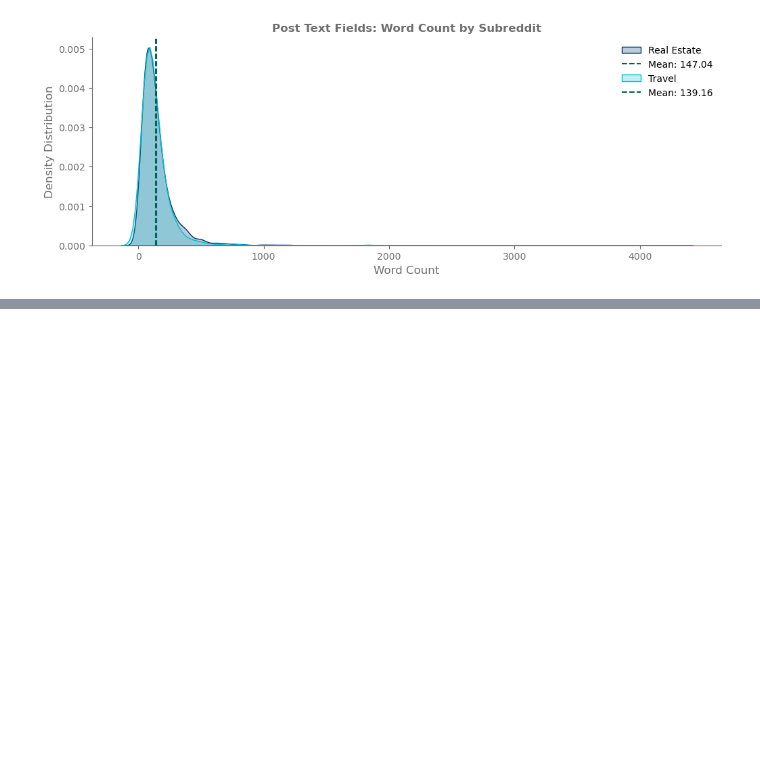
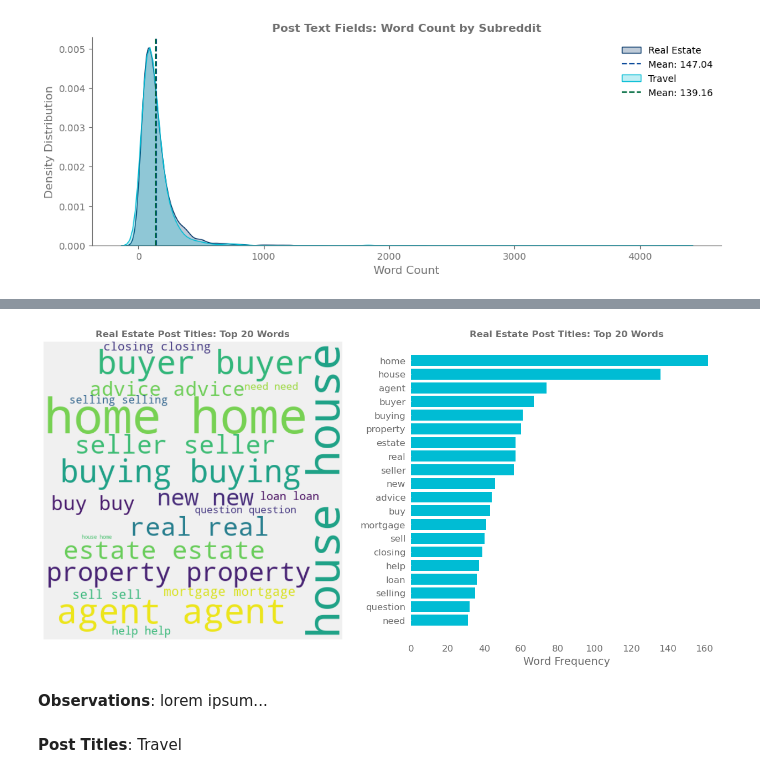
Before and after one commit to fuegoulloa/reddit-NLP-classification, a Jupyter notebook: code/02_EDA_and_Visualizations.ipynb, the cells around one changed output, grey strips where cells are left out. Cells and saved outputs as stored; diff of their text form; code cells hidden in the pictures; blank space fills up the shorter version.

```diff
--- a/code/02_EDA_and_Visualizations.ipynb
+++ b/code/02_EDA_and_Visualizations.ipynb
@@ -336,0 +398,14 @@ plot_density(col = 'post_text_wc',
+# %%
+# instantiate countvectorizer for real estate titles
+cvec1 = CountVectorizer(stop_words = 'english')
+
+# fit and transform titles, then store
+# real estate posts have a topic designation of 0
+titles1 = cvec1.fit_transform(reddit[reddit['topic'] == 0]['post_title'])
+# %%
+# create DF of tokenized words
+titles_re = pd.DataFrame(titles1.todense(), columns = cvec1.get_feature_names_out())
+
+# check dimensions and first two rows
+print(titles_re.shape)
+titles_re.head(2)
@@ -336,0 +420,4 @@ plot_density(col = 'post_text_wc',
+# %%
+# count words and sort in descending order, store to a variable
+words1 = titles_re.sum().sort_values(ascending = False).head(20)
+words1
@@ -336,0 +442,9 @@ plot_density(col = 'post_text_wc',
+# %%
+# plot words
+word_plots(words1)
+# %% [output]
+[figure, added]
+# %% [markdown]
+**Observations**: lorem ipsum...
+# %% [markdown]
+**Post Titles**: Travel
```
Also changed, not shown: parts of 17 cells of this notebook.
